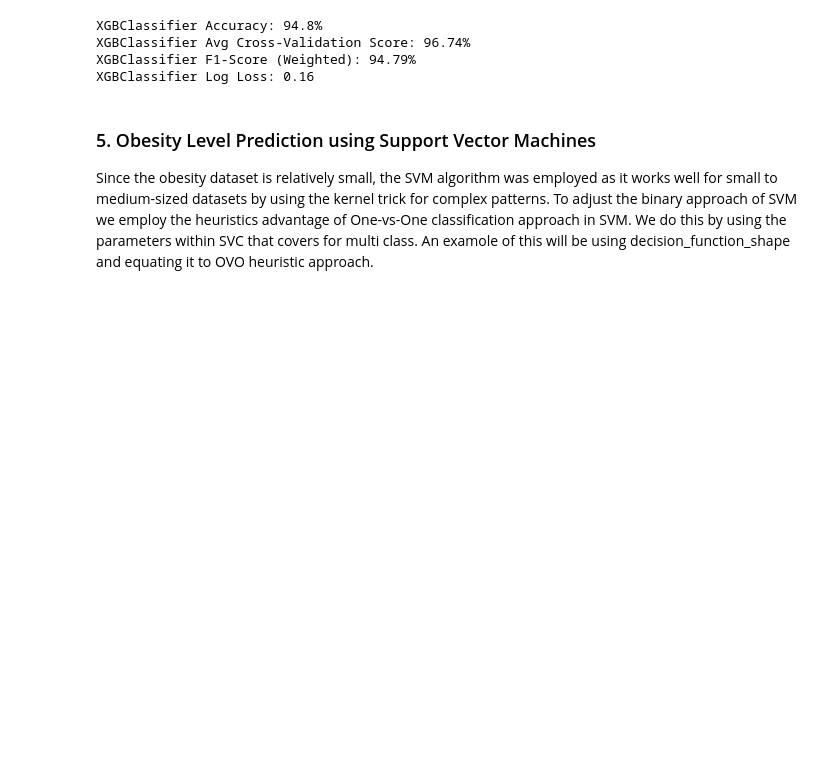
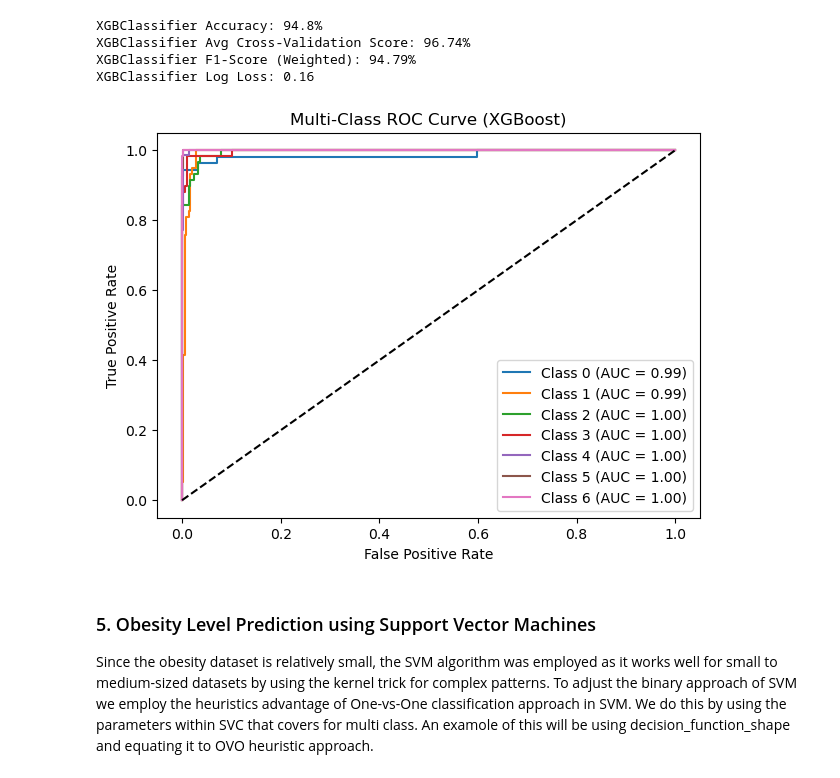
Before and after one commit to clappy203/Applied-AI-Group-Projects, a Jupyter notebook: data_analysis.ipynb, the cells around one changed output. Saved outputs shown, nothing was run; the diff lists cells and outputs as text; code cells hidden in the pictures; blank space fills up the shorter version.

Commit message:
plot AUC for XGBoost

```diff
--- a/data_analysis.ipynb
+++ b/data_analysis.ipynb
@@ -147,7 +149,7 @@ cols = ['Age','Height','Weight']
 
 from sklearn.preprocessing import StandardScaler
 st = StandardScaler()
-df[cols] = st.fit_transform(X[cols])
+df[cols] = st.fit_transform(df[cols])
 # %%
 df.head()
 # %% [output]
@@ -166,6 +168,10 @@ y = df['NObeyesdad'] # target vector variable y
 # Obesity Level Prediction
 # %% [markdown]
 The function below splits the dataset into train nad test, applies an ml model to predict target variable, calculates accuracy and cross validation score.
+# %%
+from sklearn.model_selection import train_test_split
+# Split data into train and test sets
+X_train, X_test, y_train, y_test = train_test_split(X, y, test_size=0.20, random_state=42, stratify=y) # stratify = y target variable to ensure even distribution of label
 # %%
 from sklearn.model_selection import train_test_split, cross_val_score
 from sklearn.metrics import accuracy_score, f1_score, log_loss, roc_auc_score
@@ -361,7 +367,8 @@ These parameters help adjust XGBoost to cater for multi class classification.
 from xgboost import XGBClassifier
 
 model = XGBClassifier(objective='multi:softmax',  # for multi-class classification
-    num_class=7  # Number of unique classes (0-6)
+    num_class=7,  # Number of unique classes (0-6)
+    eval_metric='mlogloss'
     )
 model_val(model,X,y)
 # %% [output]
@@ -369,6 +376,28 @@ XGBClassifier Accuracy: 94.8%
 XGBClassifier Avg Cross-Validation Score: 96.74%
 XGBClassifier F1-Score (Weighted): 94.79%
 XGBClassifier Log Loss: 0.16
+# %%
+# Binarize labels for multi-class ROC
+y_test_bin = label_binarize(y_test, classes=np.unique(y))
+
+# Get probability scores (not decision function)
+y_score = model.predict_proba(X_test)  # Use predict_proba instead of decision_function
+
+# Plot ROC Curves
+plt.figure(figsize=(7, 5))
+for i in range(y_test_bin.shape[1]):
+    fpr, tpr, _ = roc_curve(y_test_bin[:, i], y_score[:, i])
+    plt.plot(fpr, tpr, label=f'Class {i} (AUC = {auc(fpr, tpr):.2f})')
+
+# Format plot
+plt.plot([0, 1], [0, 1], 'k--')
+plt.xlabel('False Positive Rate')
+plt.ylabel('True Positive Rate')
+plt.title('Multi-Class ROC Curve (XGBoost)')
+plt.legend()
+plt.show()
+# %% [output]
+[figure, added]
 # %% [markdown]
 ### 5. Obesity Level Prediction using Support Vector Machines
 
```
Also changed, not shown: parts of 7 cells of this notebook.
